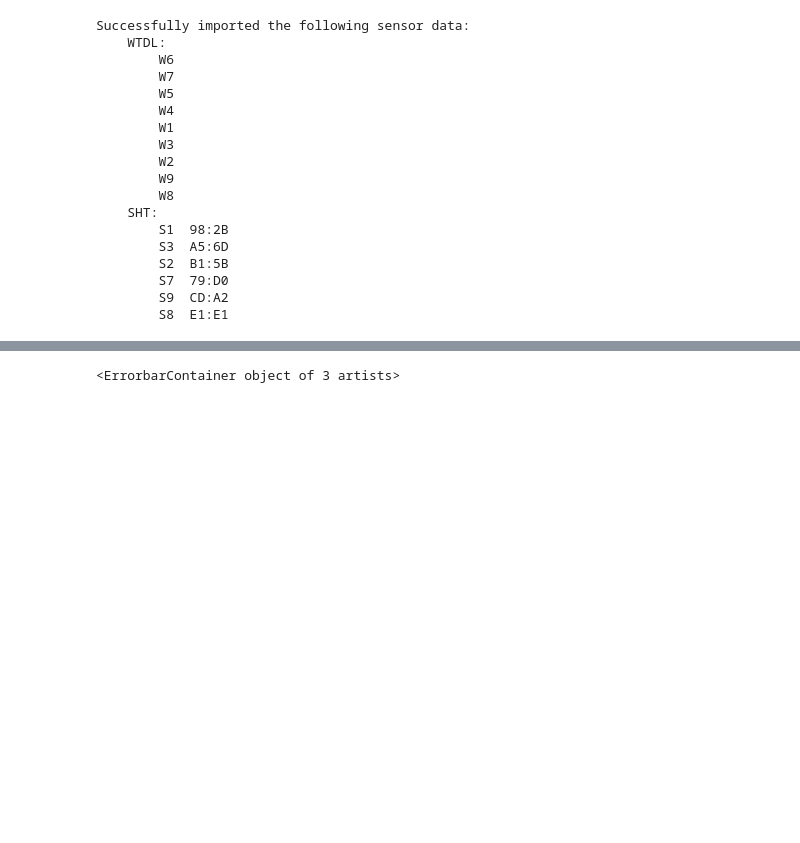
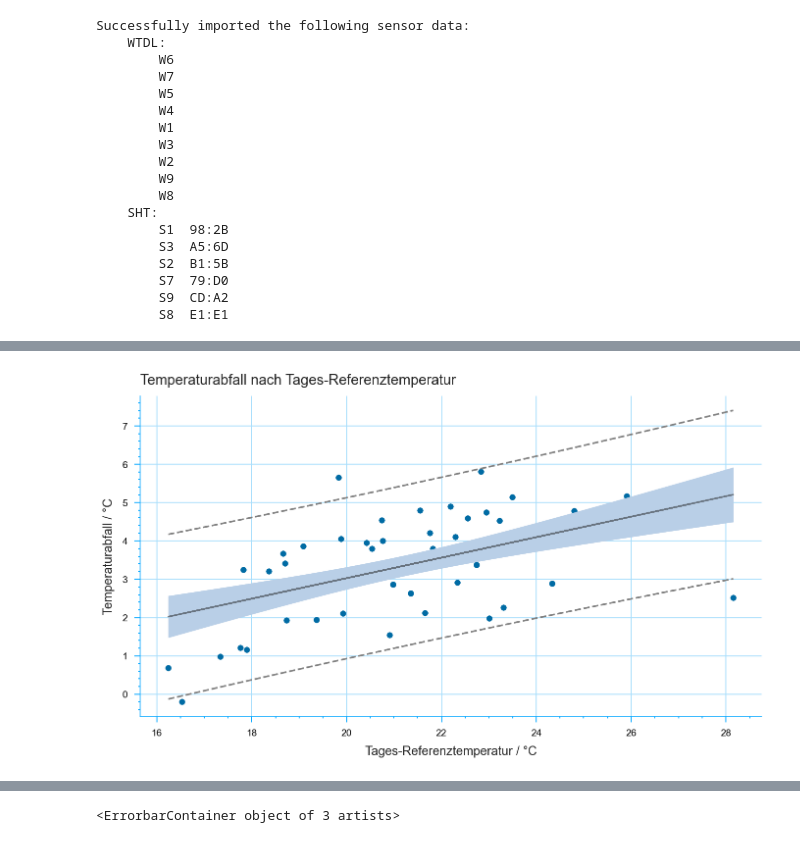
Before and after one commit to janjoch/kaltluftstrom, a Jupyter notebook: playground_development.ipynb, the cells around one changed output, grey strips where cells are left out. Drawn from its saved outputs; the diff is of its cells as text; code cells hidden in the pictures; blank space fills up the shorter version.

```diff
--- a/playground_development.ipynb
+++ b/playground_development.ipynb
@@ -59,0 +77,5 @@ dtd.assign_bins(("W6", "W7", "W8", "W9"))
+# %%
+#DON'T UPDATE
+dtd.plot_scatter(sensor_manual=SENSORS, title="Temperaturabfall nach Tages-Referenztemperatur")
+# %% [output]
+[figure, added]
```
Also changed, not shown: parts of 36 cells of this notebook, 6 other files.
